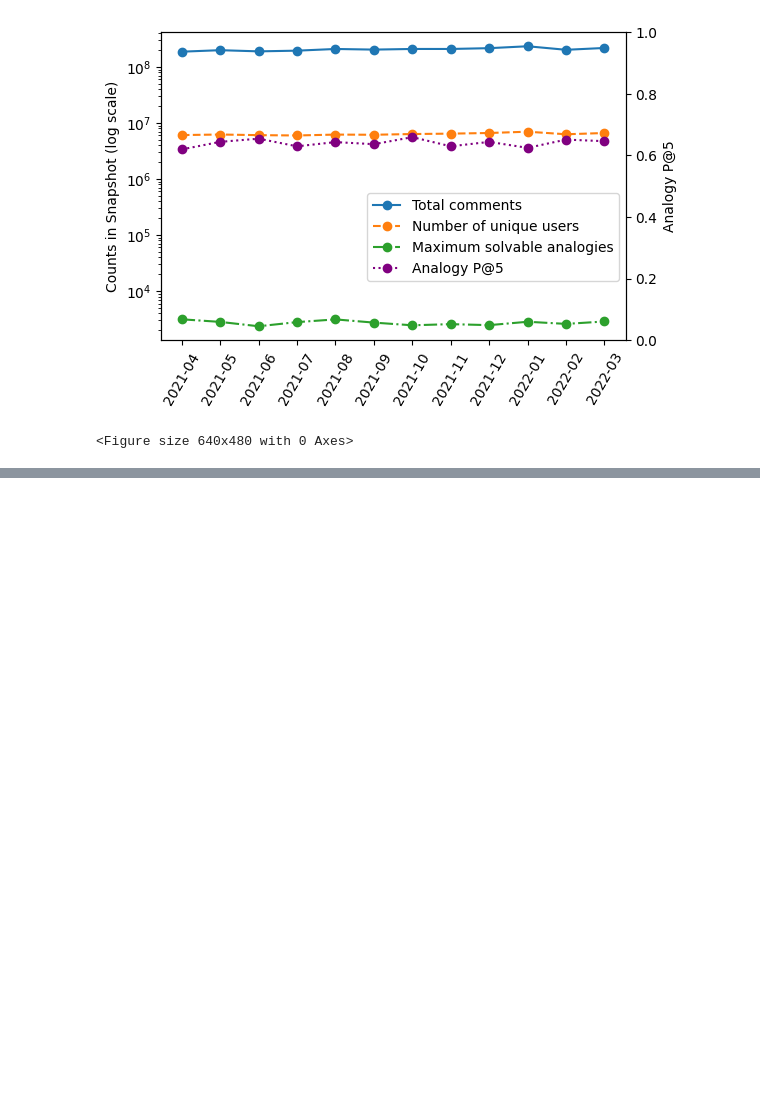
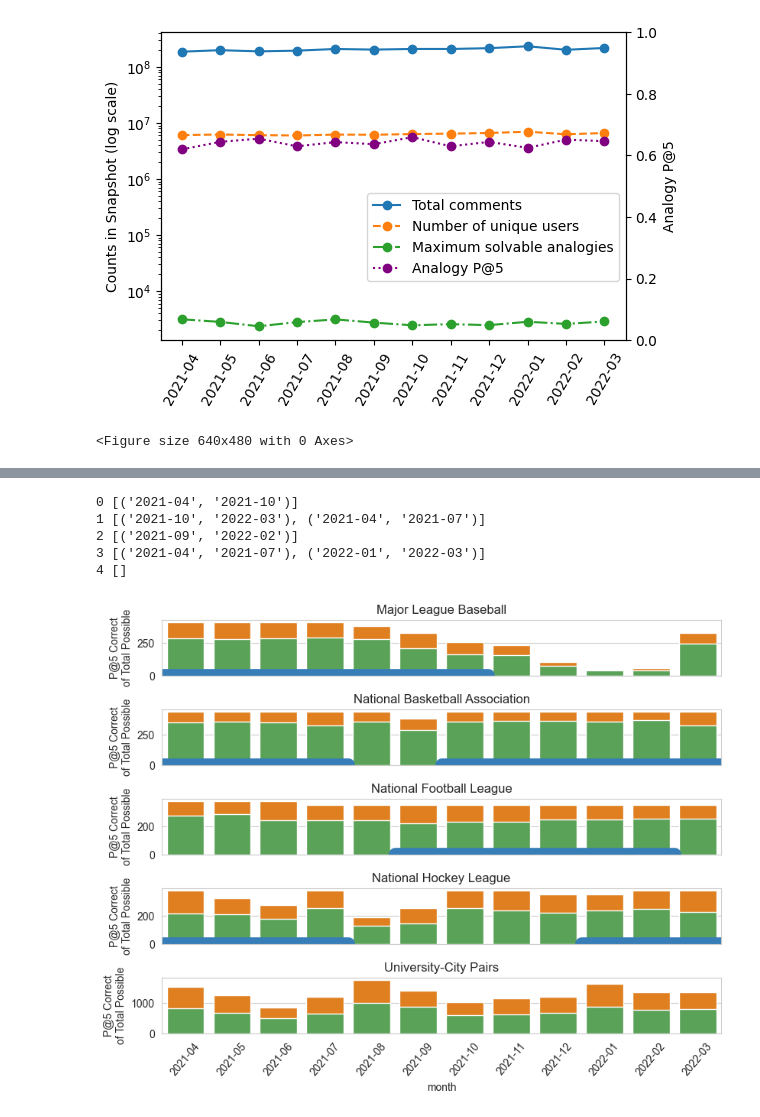
Before and after one commit to UMassCDS/IHOP-Reddit, a Jupyter notebook: notebooks/plot_final_community2vec_results.ipynb, the cells around one changed output, grey strips where cells are left out. Cells and saved outputs as stored; diff of their text form; code cells hidden in the pictures; blank space fills up the shorter version.

Commit message:
Paper visualization fine tuning

```diff
--- a/notebooks/plot_final_community2vec_results.ipynb
+++ b/notebooks/plot_final_community2vec_results.ipynb
@@ -23,5 +38,7 @@ VIZ_PATH = DATA_ROOT / "paper_visuals"
 # %%
 metrics_list = []
+detailed_analogy_results_list = []
+
 for m in MONTHS:
     metrics_path = C2V_ROOT / f"RC_{m}"/"best_model" / "metrics.json"
     with open(metrics_path) as f:
@@ -33,6 +50,16 @@ for m in MONTHS:
     month_metrics["total_analogies_available"]=int(month_metrics["detailed_analogy_results"].split(":")[-1].split("/")[1])
     month_metrics["num_users"] = params["num_users"]
 
+    for (pattern, label) in zip(patterns, category_labels):
+        re_groups = pattern.search(month_metrics["detailed_analogy_results"])
+        correct_analogies = int(re_groups.group(1))
+        solvable_analogies = int(re_groups.group(2))
+        detailed_analogy_results_list.append({"month": m,
+                                              "Category": label,
+                                              "Correct Analogies": correct_analogies,
+                                              "Solvable Analogies": solvable_analogies
+                                            })
+
     comment_counts_df = pd.read_csv(C2V_ROOT / f"RC_{m}" / "subreddit_counts.csv", header=0)
     total_comments = comment_counts_df["count"].sum()
     month_metrics["total_comments"] = total_comments
@@ -88,3 +115,6 @@ Invalid limit will be ignored.
   ax.set_ylim(bottom=0)
 [figure]
 <Figure size 640x480 with 0 Axes>
+# %%
+analogies_df = pd.DataFrame.from_records(detailed_analogy_results_list)
+display(analogies_df)
@@ -90,0 +139,28 @@ Invalid limit will be ignored.
+# %%
+sns.set_style("whitegrid")
+fig, axes = plt.subplots(5, 1, figsize=(8, 6))
+fig.tight_layout()
+axes = axes.flatten()
+for i, (category, ax) in enumerate(zip(category_labels, axes)):
+    cat_df = analogies_df[analogies_df["Category"] == category]
+    sns.barplot(data=cat_df, ax=ax, x="month", y="Solvable Analogies", color="#ff7f00", errorbar=None)
+    sns.barplot(data=cat_df, ax=ax, x="month", y="Correct Analogies", color="#4daf4a", errorbar=None)
+    ax.set_title(category)
+    print(i, season_dates[i])
+    for season_tuple in season_dates[i]:
+        season_start = MONTHS.index(season_tuple[0]) / len(MONTHS)
+        season_end = (MONTHS.index(season_tuple[1]) +1) / len(MONTHS)
+        ax.axhline(y=1, xmin=season_start, xmax=season_end, c="#377eb8", linewidth=12)
+
+    ax.set_ylabel("P@5 Correct\nof Total Possible")
+    if i<4:
+        ax.get_xaxis().set_visible(False)
+    else:
+        ax.set_xticklabels(MONTHS, rotation = 50)
+# %% [output]
+0 [('2021-04', '2021-10')]
+1 [('2021-10', '2022-03'), ('2021-04', '2021-07')]
+2 [('2021-09', '2022-02')]
+3 [('2021-04', '2021-07'), ('2022-01', '2022-03')]
+4 []
+[figure, added]
```
Also changed, not shown: parts of 3 cells of this notebook, 2 other files.
